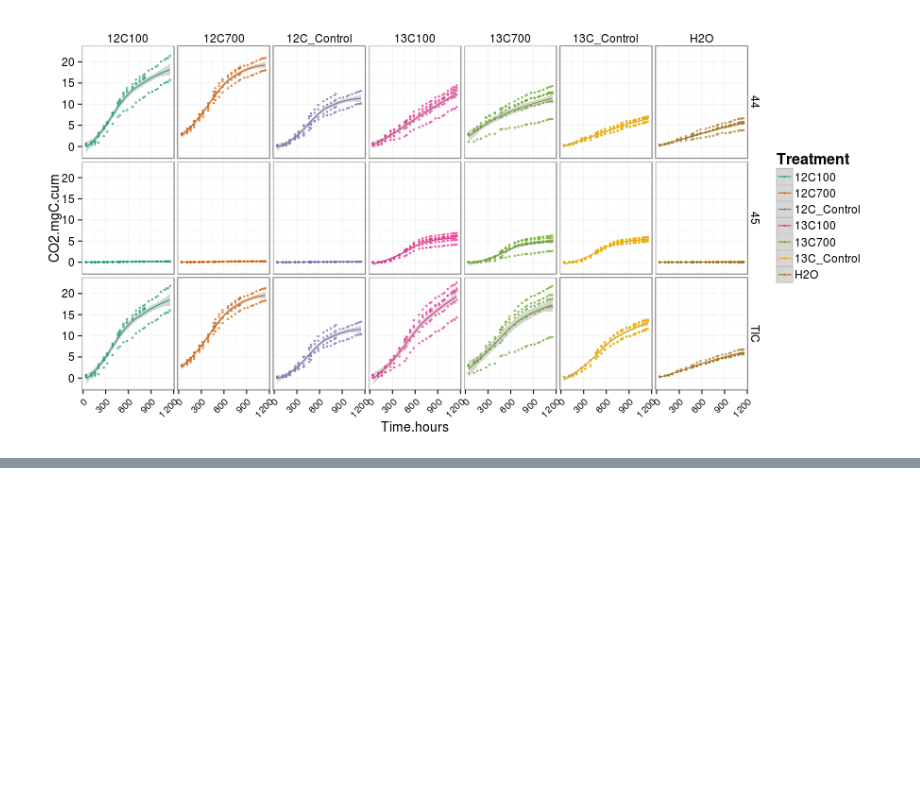
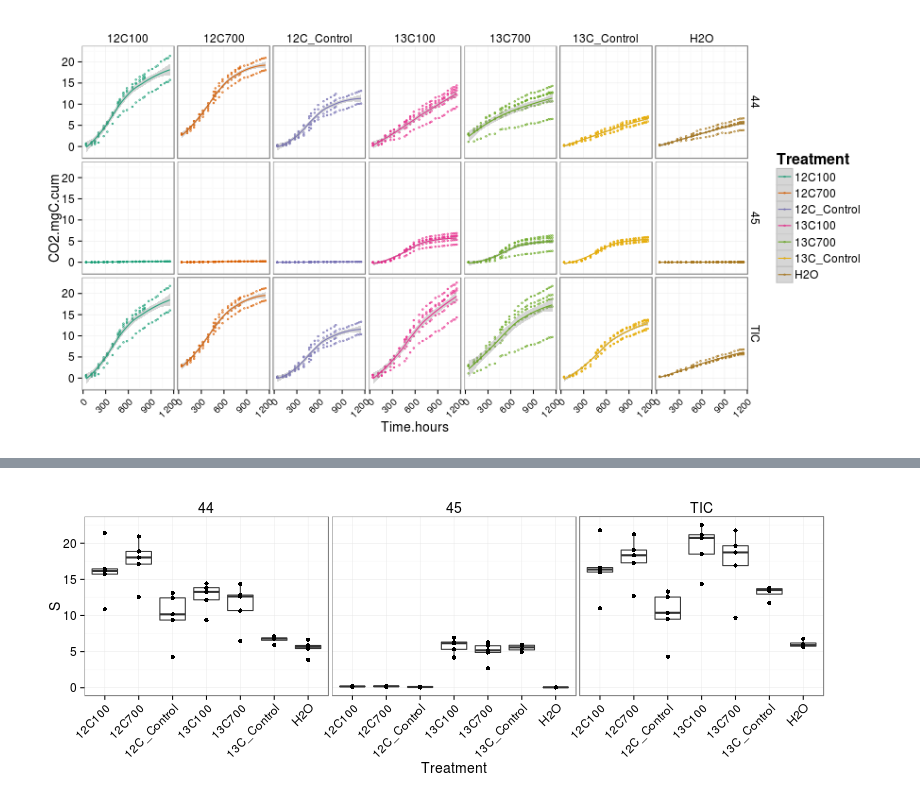
Before and after one commit to acampbellina/priming, a Jupyter notebook: gas_data.ipynb, the cells around one changed output, grey strips where cells are left out. Cells and saved outputs as stored; diff of their text form; code cells hidden in the pictures; blank space fills up the shorter version.

```diff
--- a/gas_data.ipynb
+++ b/gas_data.ipynb
@@ -77,0 +106,25 @@ p
+# %%
+%%R -w 800 -h 300
+d = rdf_gas %>%
+    group_by(Flask, m.z, Treatment) %>%
+    summarize(S = sum(CO2.mgC))
+
+p = ggplot(d, aes(x = Treatment, y = S))
+
+p = p + facet_wrap(~m.z)
+
+p = p + geom_boxplot()
+
+p = p + geom_point()
+
+p = p + theme_bw()
+
+p = p + theme(axis.text.x = element_text(size = 12, angle = 45, hjust = 1),
+              axis.text.y = element_text(size = 12),
+              axis.title = element_text(size = 14),
+              strip.background = element_blank(),
+              strip.text = element_text(size = 14))
+
+p
+# %% [output]
+[figure, added]
```
Also changed, not shown: parts of 8 cells of this notebook.
